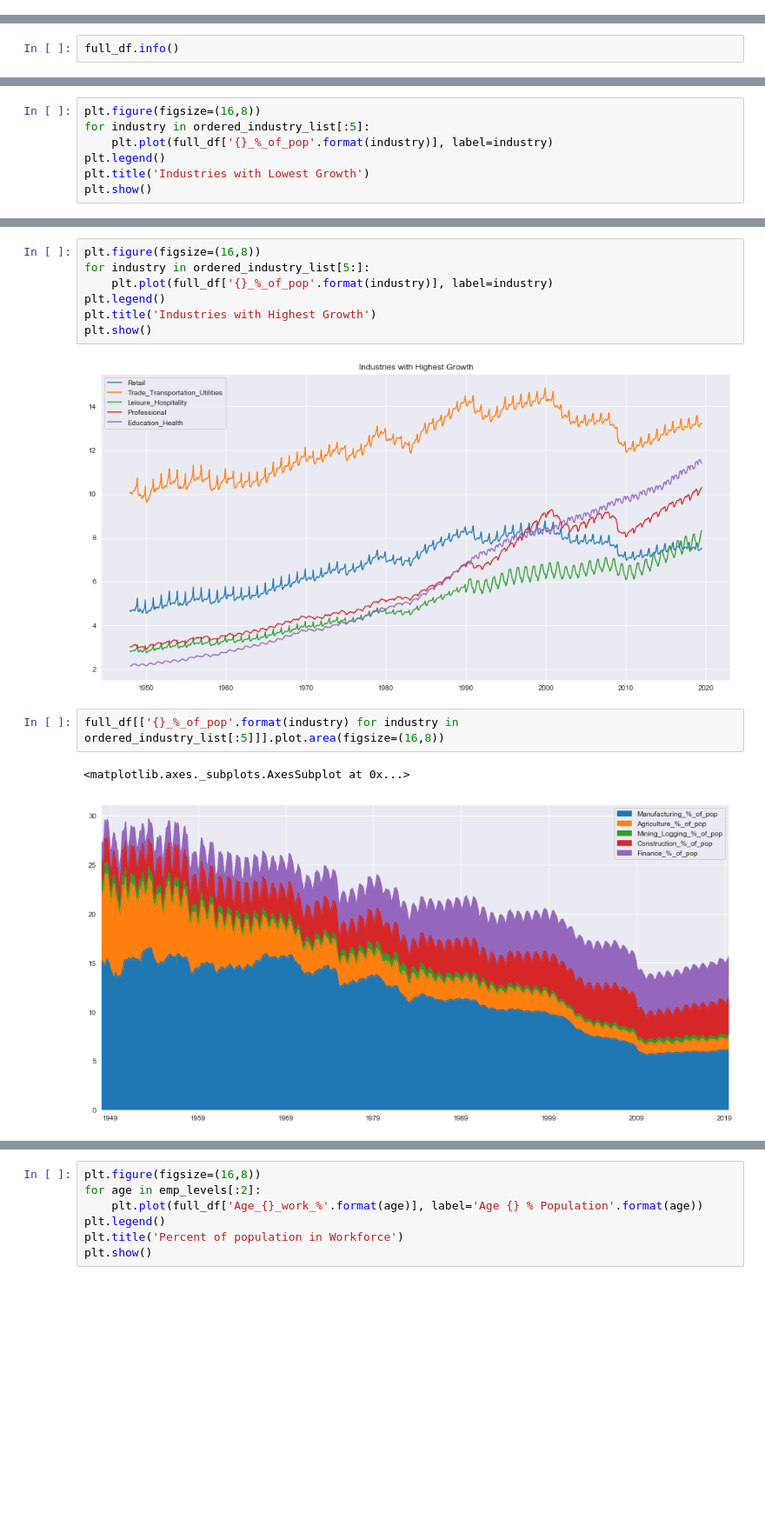
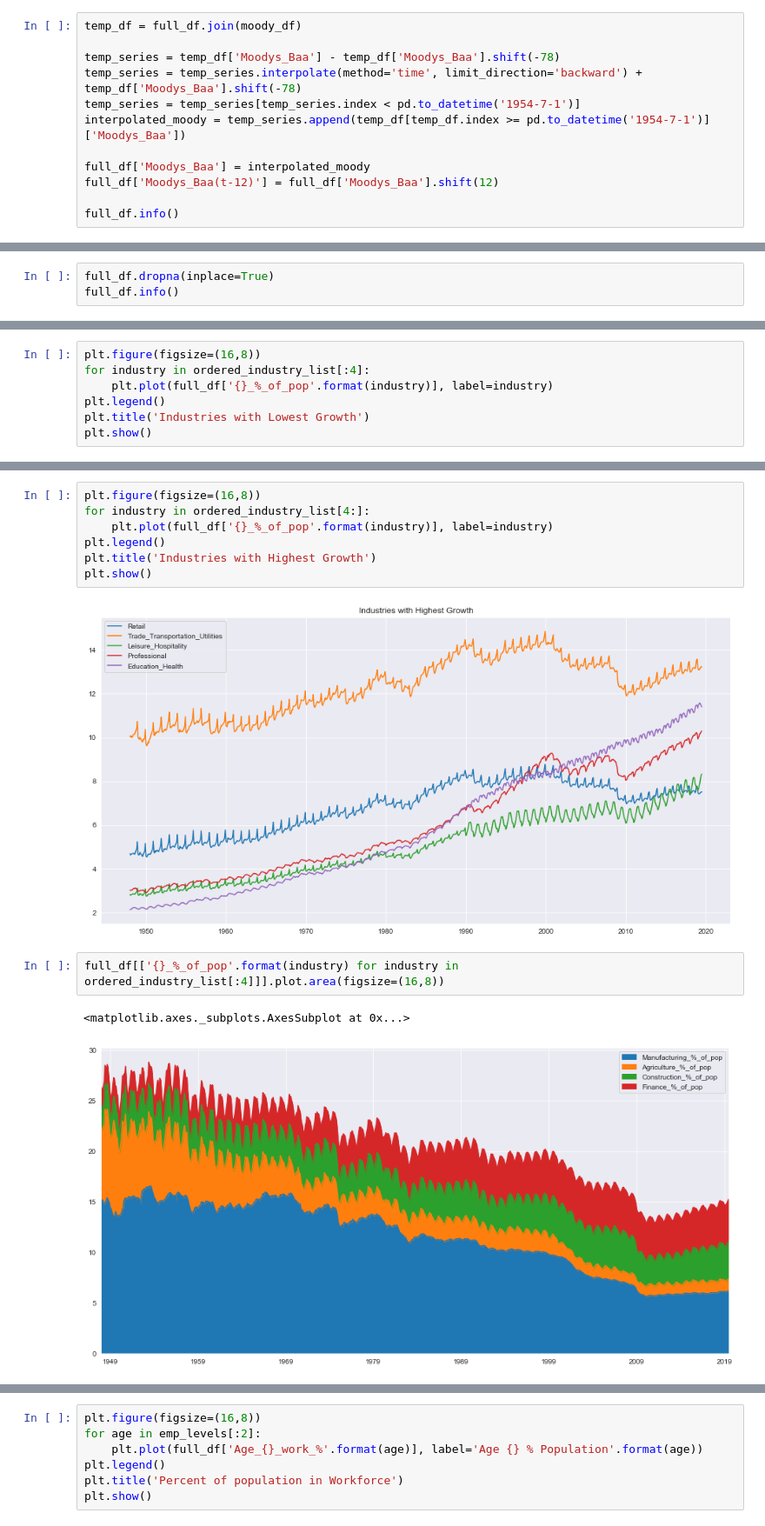
Before and after one commit to zapatos24/Employment_Prediction_LSTM_NN, a Jupyter notebook: mod_7_project.ipynb, the cells around one changed output, grey strips where cells are left out. Shown at 87% size. Saved outputs shown, nothing was run; the diff lists cells and outputs as text; blank space fills up the shorter version.

```diff
--- a/mod_7_project.ipynb
+++ b/mod_7_project.ipynb
@@ -1032,0 +1065,12 @@ full_df['New_Employment_Metric'] = (full_df['Full_time_emp'] + \
+# %%
+temp_df = full_df.join(moody_df)
+
+temp_series = temp_df['Moodys_Baa'] - temp_df['Moodys_Baa'].shift(-78)
+temp_series = temp_series.interpolate(method='time', limit_direction='backward') + temp_df['Moodys_Baa'].shift(-78)
+temp_series = temp_series[temp_series.index < pd.to_datetime('1954-7-1')]
+interpolated_moody = temp_series.append(temp_df[temp_df.index >= pd.to_datetime('1954-7-1')]['Moodys_Baa'])
+
+full_df['Moodys_Baa'] = interpolated_moody
+full_df['Moodys_Baa(t-12)'] = full_df['Moodys_Baa'].shift(12)
+
+full_df.info()
@@ -1033,4 +1097,5 @@ full_df['New_Employment_Metric'] = (full_df['Full_time_emp'] + \
 # %%
+full_df.dropna(inplace=True)
 full_df.info()
 # %% [output]
 <class 'pandas.core.frame.DataFrame'>
@@ -1102,7 +1168,7 @@ ordered_industry_list
  'Education_Health']
 # %%
 plt.figure(figsize=(16,8))
-for industry in ordered_industry_list[:5]:
+for industry in ordered_industry_list[:4]:
     plt.plot(full_df['{}_%_of_pop'.format(industry)], label=industry)
 plt.legend()
 plt.title('Industries with Lowest Growth')
@@ -1112,6 +1178,6 @@ plt.show()
 # %%
 plt.figure(figsize=(16,8))
-for industry in ordered_industry_list[5:]:
+for industry in ordered_industry_list[4:]:
     plt.plot(full_df['{}_%_of_pop'.format(industry)], label=industry)
 plt.legend()
 plt.title('Industries with Highest Growth')
@@ -1119,8 +1185,8 @@ plt.show()
 # %% [output]
 [figure]
 # %%
-full_df[['{}_%_of_pop'.format(industry) for industry in ordered_industry_list[:5]]].plot.area(figsize=(16,8))
+full_df[['{}_%_of_pop'.format(industry) for industry in ordered_industry_list[:4]]].plot.area(figsize=(16,8))
 # %% [output]
 <matplotlib.axes._subplots.AxesSubplot at 0x...>
-[figure, old version]
+[figure, new version]
 # %%
```
Also changed, not shown: parts of 50 cells of this notebook, 3 other files.
